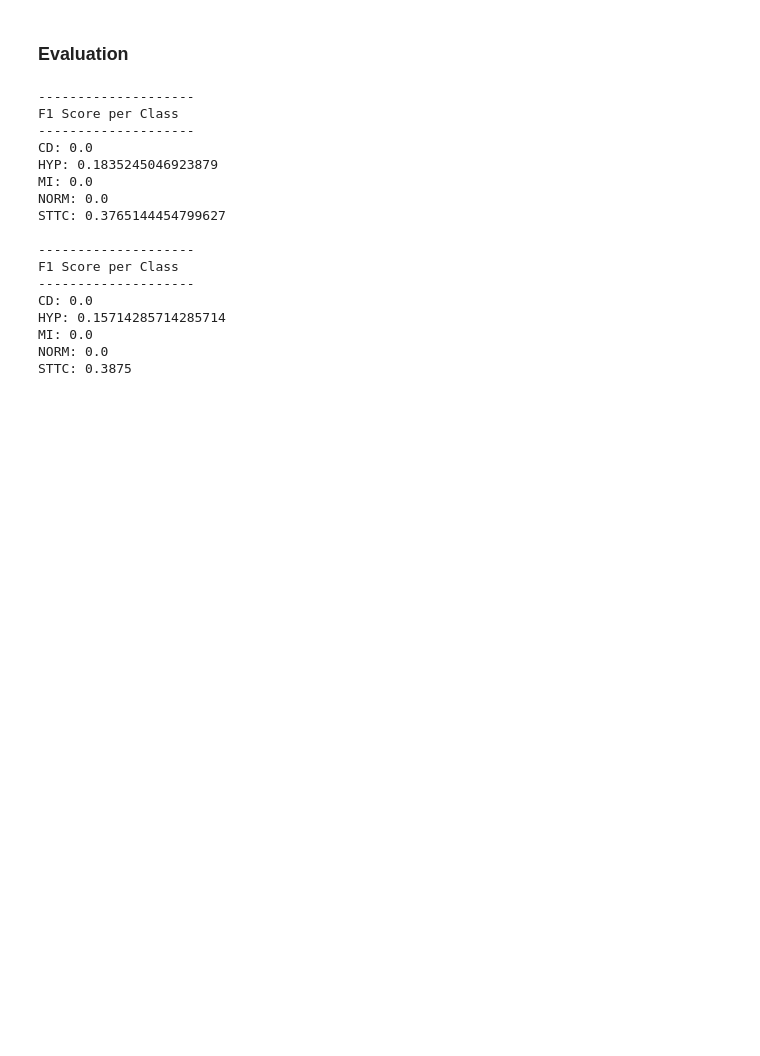
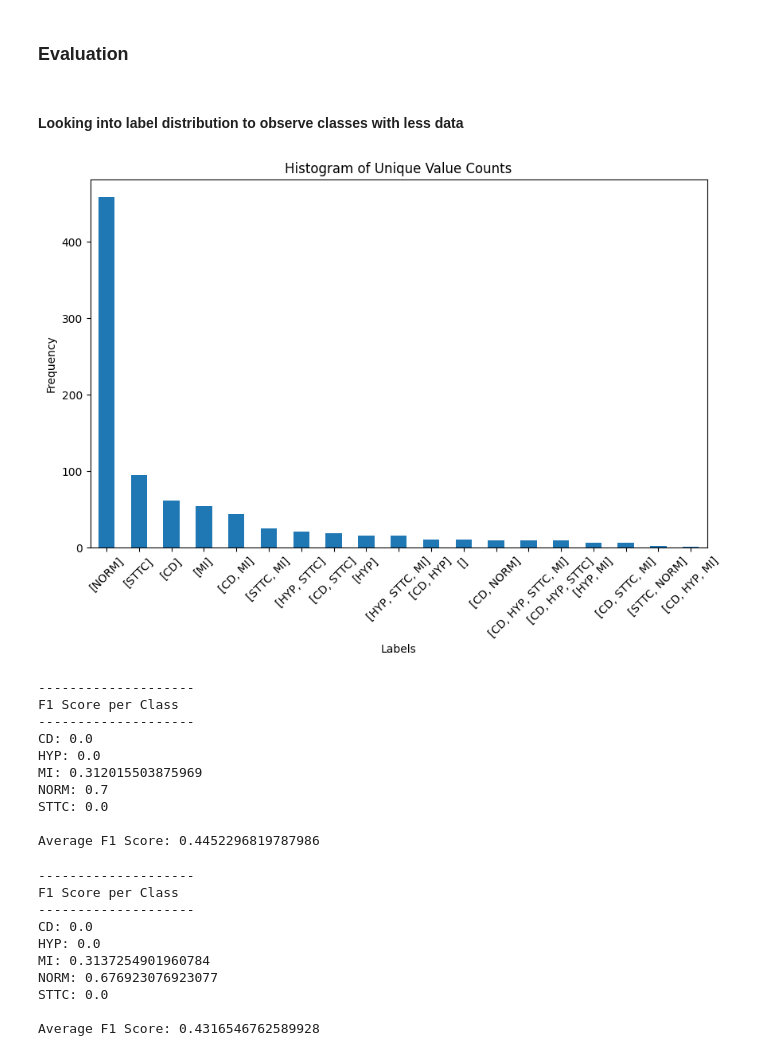
Before and after one commit to tayyibgondal/CBMT_Net, a Jupyter notebook: code_our_technique.ipynb, the cells around one changed output. Saved outputs shown, nothing was run; the diff lists cells and outputs as text; code cells hidden in the pictures; blank space fills up the shorter version.

```diff
--- a/code_our_technique.ipynb
+++ b/code_our_technique.ipynb
@@ -691,15 +693,35 @@ except KeyboardInterrupt:
 Training stopped due to KeyboardInterrupt!
 # %% [markdown]
 ### Evaluation
+# %% [markdown]
+#### Looking into label distribution to observe classes with less data
+# %%
+# Compute value counts
+value_counts = y_train.value_counts()
+
+# Plot histogram
+plt.figure(figsize=(10, 6))
+value_counts.plot(kind='bar')
+plt.xlabel('Labels')
+plt.ylabel('Frequency')
+plt.title('Histogram of Unique Value Counts')
+plt.xticks(rotation=45)  # Rotate x-axis labels for better readability
+plt.show()
+# %% [output]
+[figure, added]
 # %%
+# TODO: REVISIT, CURRENTLY I AM DOING F1 EVALUATIONS FOR ONLY 5 CLASSES
 def evaluate_f1_score(model, data_loader, mlb):
     y_true = []
     y_pred = []
 
     model.eval()  # Set the model to evaluation mode
 
+    # Wrap data_loader with tqdm for progress bar
+    data_loader_with_progress = tqdm(data_loader, desc="Evaluating", unit="batch")
+
     with torch.no_grad():
-        for inputs, targets in data_loader:
+        for inputs, targets in data_loader_with_progress:
             predictions, _ = model(inputs, targets)
             y_true.extend(targets.cpu().numpy())
             y_pred.extend(torch.sigmoid(predictions).cpu().numpy())
@@ -721,26 +743,33 @@ def evaluate_f1_score(model, data_loader, mlb):
 
     # Calculate average F1 score
     average_f1_score = f1_score(y_true, np.round(y_pred), average='micro')
+    print(f"Average F1 Score: {average_f1_score}")
 
     return class_f1_scores, average_f1_score
 
-train_class_f1_scores, train_avg_f1_score = evaluate_f1_score(classifier, train_loader, mlb)
-test_class_f1_scores, test_avg_f1_score = evaluate_f1_score(classifier, test_loader, mlb)
+try:
+    train_class_f1_scores, train_avg_f1_score = evaluate_f1_score(classifier, train_loader, mlb)
+    test_class_f1_scores, test_avg_f1_score = evaluate_f1_score(classifier, test_loader, mlb)
+except KeyboardInterrupt:
+    print("Evaluation stopped due to KeyboardInterrupt!")
 # %% [output]
 --------------------
 F1 Score per Class
 --------------------
 CD: 0.0
-HYP: 0.1835245046923879
-MI: 0.0
-NORM: 0.0
-STTC: 0.3765144454799627
+HYP: 0.0
+MI: 0.312015503875969
+NORM: 0.7
+STTC: 0.0
 
---------------------
-F1 Score per Class
---------------------
-CD: 0.0
-HYP: 0.15714285714285714
-MI: 0.0
-NORM: 0.0
-STTC: 0.3875
+Average F1 Score: 0.4452296819787986
+--------------------
+F1 Score per Class
+--------------------
+CD: 0.0
+HYP: 0.0
+MI: 0.3137254901960784
+NORM: 0.676923076923077
+STTC: 0.0
+
+Average F1 Score: 0.4316546762589928
```
Also changed, not shown: parts of 5 cells of this notebook.
